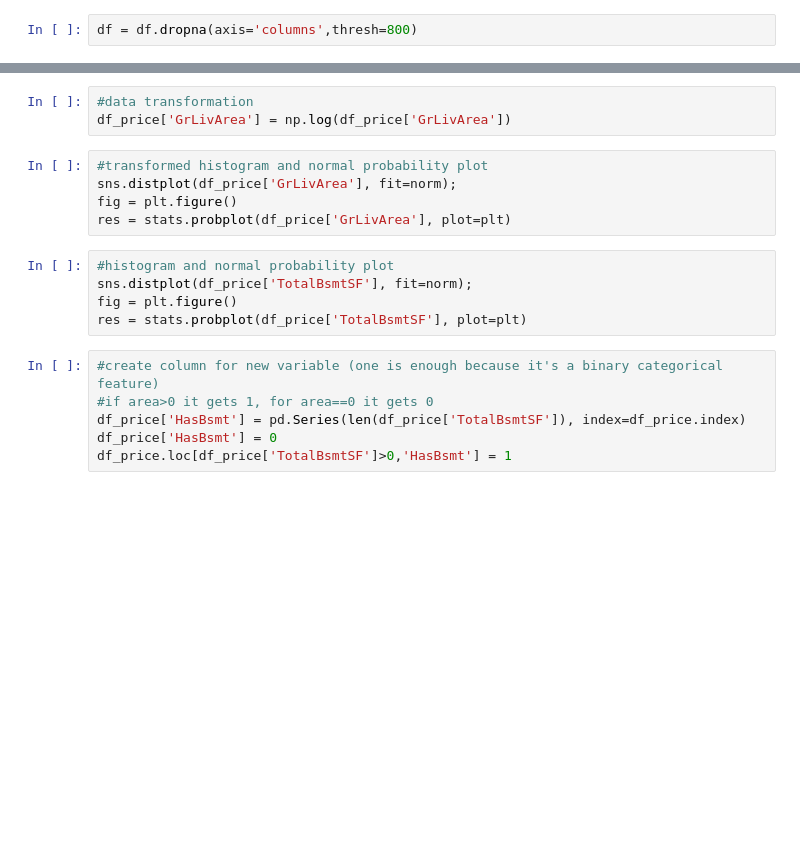
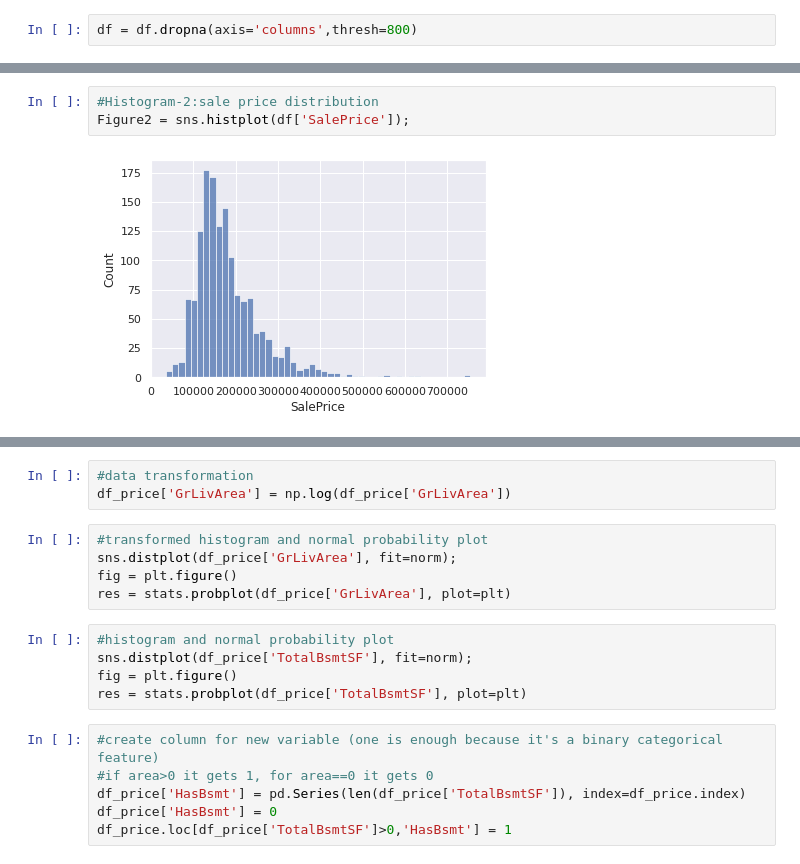
Before and after one commit to bdfd/Section6.Project02_House_Model_Exploration, a Jupyter notebook: House_Model_Prediction.ipynb, the cells around one changed output, grey strips where cells are left out. Drawn from its saved outputs; the diff is of its cells as text; blank space fills up the shorter version.

```diff
--- a/House_Model_Prediction.ipynb
+++ b/House_Model_Prediction.ipynb
@@ -221,0 +204,5 @@ res = stats.probplot(df_price['GrLivArea'], plot=plt)
+# %%
+#Histogram-2:sale price distribution
+Figure2 = sns.histplot(df['SalePrice']);
+# %% [output]
+[figure, added]
```
Also changed, not shown: parts of 54 cells of this notebook.
